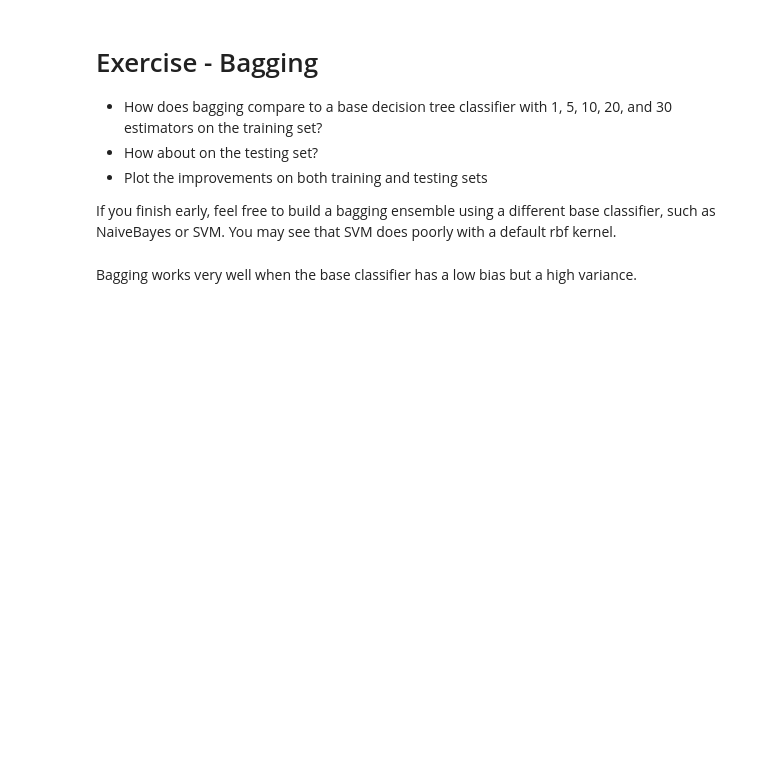
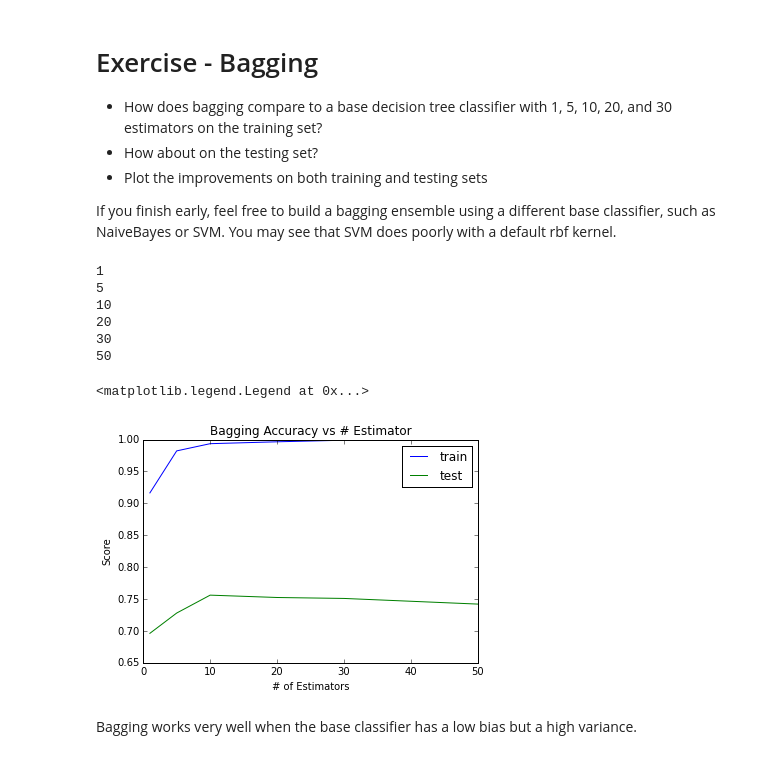
Before and after one commit to brianchandbound/ga-ds, a Jupyter notebook: 13_ensemble/13_02_ensemble.ipynb, the cells around one changed output. Cells and saved outputs as stored; diff of their text form; code cells hidden in the pictures; blank space fills up the shorter version.

```diff
--- a/13_ensemble/13_02_ensemble.ipynb
+++ b/13_ensemble/13_02_ensemble.ipynb
@@ -95,0 +150,18 @@ We originally reviewed the CountVectorizer concept during our exploration of Nai
+# %%
+# Set up data
+vectorizer = TfidfVectorizer(stop_words='english')
+
+vectorizer.fit(twenty_train_subset.data)
+X_train = vectorizer.transform(twenty_train_subset.data)
+y_train = twenty_train_subset.target
+
+
+X_test  = vectorizer.transform( twenty_test_subset.data )
+y_test  = twenty_test_subset.target
+# %%
+# Multinomial Version
+model_nb = MultinomialNB()
+model_nb.fit(X_train,y_train)
+print "TrainScore:",np.mean(cross_val_score(model_nb,X_train,y_train,
+                                            cv=StratifiedShuffleSplit(y_train,5)))
+print "TestScore:", model_nb.score(X_test,y_test)
@@ -95,0 +171,7 @@ We originally reviewed the CountVectorizer concept during our exploration of Nai
+# %%
+# DTree Version
+model_dt = DecisionTreeClassifier()
+model_dt.fit(X_train,y_train)
+print "TrainScore:",np.mean(cross_val_score(model_dt,X_train,y_train,
+                                            cv=StratifiedShuffleSplit(y_train,5)))
+print "TestScore:", model_dt.score(X_test,y_test)
@@ -118,6 +216,36 @@ model_bag.score(X_train,y_train)
 * Plot the improvements on both training and testing sets
 
 If you finish early, feel free to build a bagging ensemble using a different base classifier, such as NaiveBayes or SVM. You may see that SVM does poorly with a default rbf kernel.
+# %%
+n_est = [1,5,10,20,30,50]
+
+train_res, test_res = [], []
+
+for i in n_est:
+    print i
+
+    model_bag = BaggingClassifier(base_estimator=svm.SVC()
+    model_bag.fit(X_train,y_train)
+    train_res.append(model_bag.score(X_train,y_train))
+    test_res.append(model_bag.score(X_test,y_test))
+# %% [output]
+1
+5
+10
+20
+30
+50
+# %%
+import matplotlib.pyplot as plt
+
+%matplotlib inline
+plt.plot(n_est,train_res,label="train")
+plt.plot(n_est,test_res, label="test" )
+plt.xlabel("# of Estimators"), plt.ylabel("Score"), plt.title("Bagging Accuracy vs # Estimator")
+plt.legend()
+# %% [output]
+<matplotlib.legend.Legend at 0x...>
+[figure, added]
 # %% [markdown]
 Bagging works very well when the base classifier has a low bias but a high variance.
 # %% [markdown]
```
Also changed, not shown: parts of 19 cells of this notebook, 6 other files.
